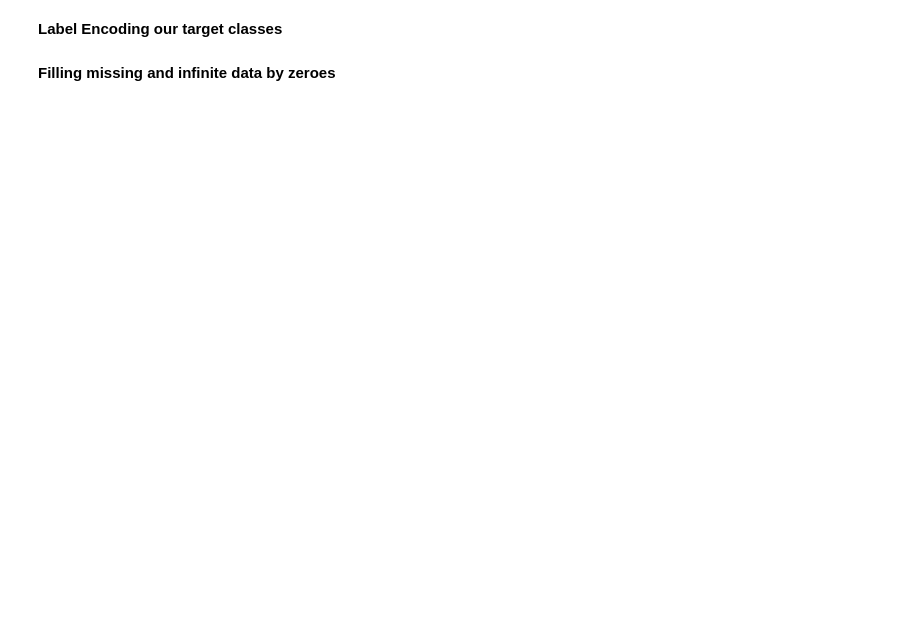
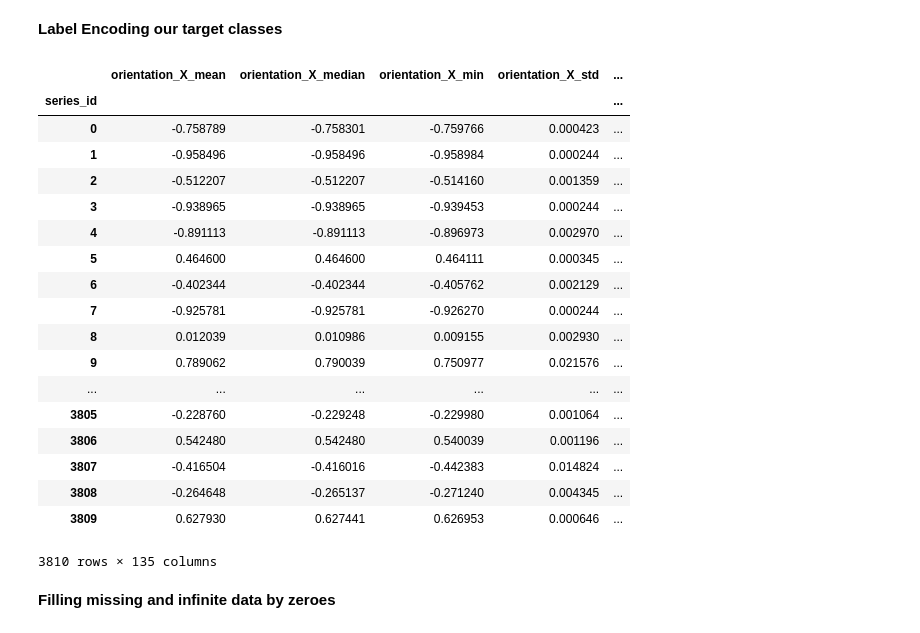
Before and after one commit to gonultasbu/kaggle_careercon_2019, a Jupyter notebook: 73v2.ipynb, the cells around one changed output. Cells and saved outputs as stored; diff of their text form; code cells hidden in the pictures; blank space fills up the shorter version.

```diff
--- a/73v2.ipynb
+++ b/73v2.ipynb
@@ -285,6 +328,28 @@ Name: surface, dtype: int64
 # %%
 le = LabelEncoder()
 label['surface'] = le.fit_transform(label['surface'])
+# %%
+train.drop(columns=[])
+# %% [output]
+|  | orientation_X_mean | orientation_X_median | orientation_X_min | orientation_X_std | ... |
+| series_id |  |  |  |  | ... |
+| 0 | -0.758789 | -0.758301 | -0.759766 | 0.000423 | ... |
+| 1 | -0.958496 | -0.958496 | -0.958984 | 0.000244 | ... |
+| 2 | -0.512207 | -0.512207 | -0.514160 | 0.001359 | ... |
+| 3 | -0.938965 | -0.938965 | -0.939453 | 0.000244 | ... |
+| 4 | -0.891113 | -0.891113 | -0.896973 | 0.002970 | ... |
+| 5 | 0.464600 | 0.464600 | 0.464111 | 0.000345 | ... |
+| 6 | -0.402344 | -0.402344 | -0.405762 | 0.002129 | ... |
+| 7 | -0.925781 | -0.925781 | -0.926270 | 0.000244 | ... |
+| 8 | 0.012039 | 0.010986 | 0.009155 | 0.002930 | ... |
+| 9 | 0.789062 | 0.790039 | 0.750977 | 0.021576 | ... |
+| ... | ... | ... | ... | ... | ... |
+| 3805 | -0.228760 | -0.229248 | -0.229980 | 0.001064 | ... |
+| 3806 | 0.542480 | 0.542480 | 0.540039 | 0.001196 | ... |
+| 3807 | -0.416504 | -0.416016 | -0.442383 | 0.014824 | ... |
+| 3808 | -0.264648 | -0.265137 | -0.271240 | 0.004345 | ... |
+| 3809 | 0.627930 | 0.627441 | 0.626953 | 0.000646 | ... |
+3810 rows × 135 columns
 # %% [markdown]
 **Filling missing and infinite data by zeroes**
 # %%
```
Also changed, not shown: parts of 12 cells of this notebook, 1 other file.
